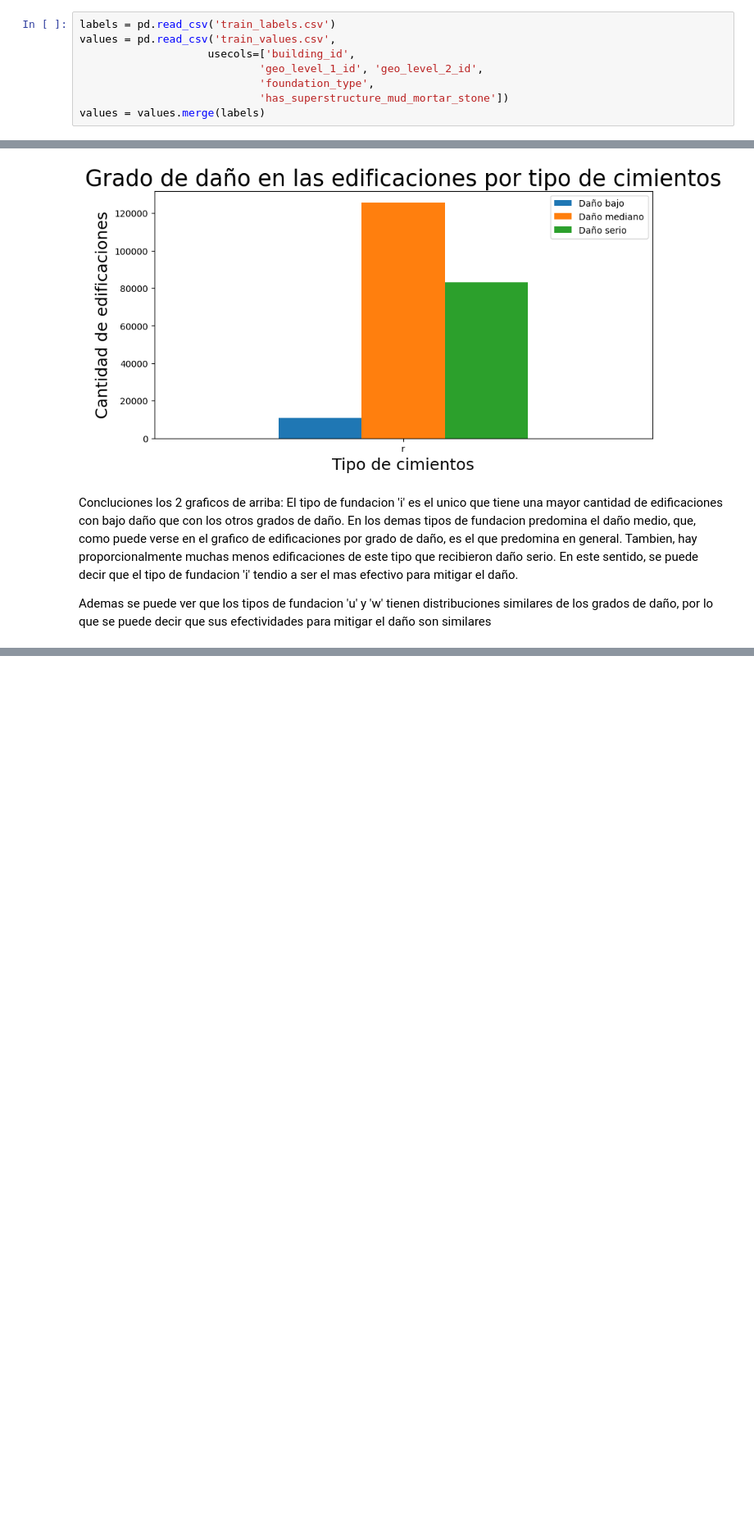
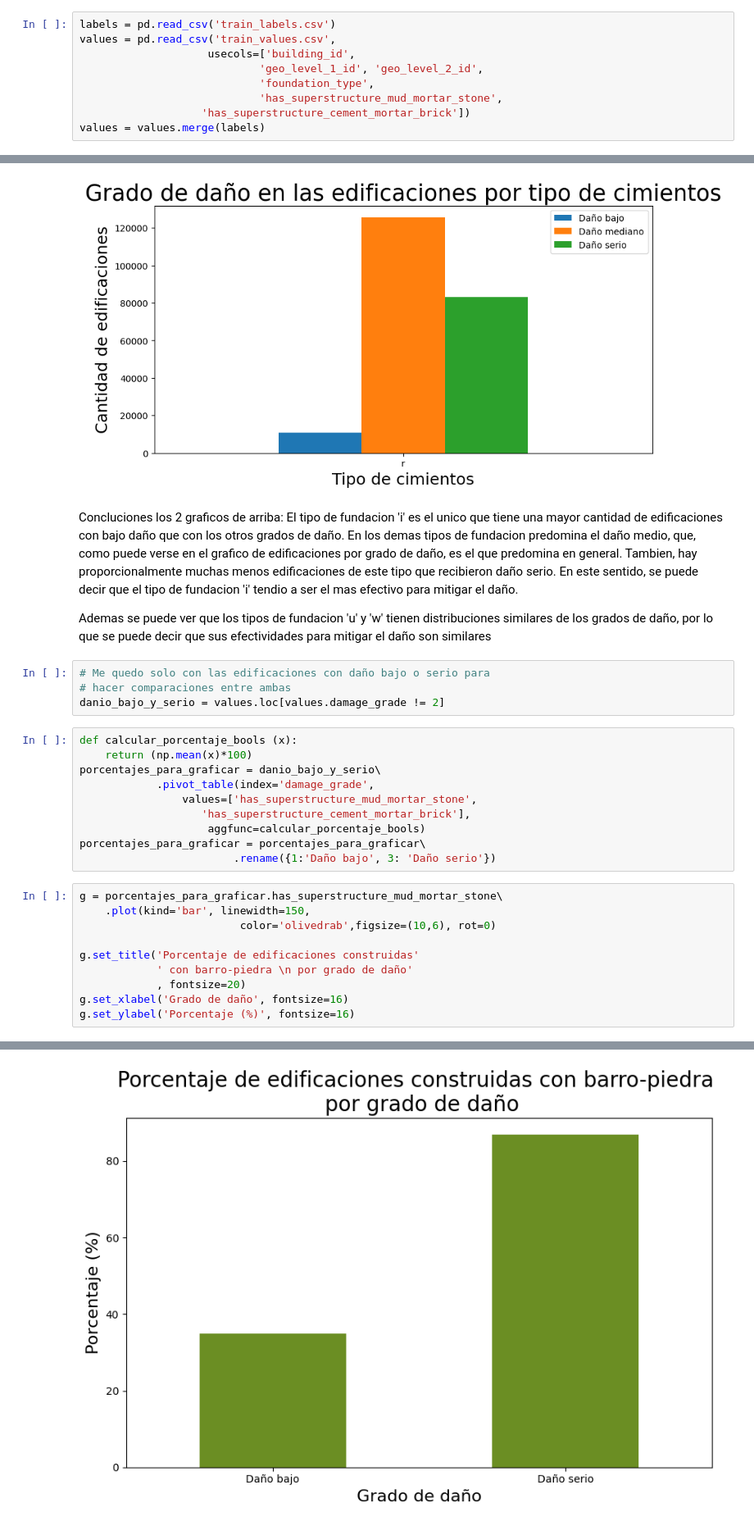
Before and after one commit to GuidoBergman/Datos---Tp1, a Jupyter notebook: Tp1.ipynb, the cells around one changed output, grey strips where cells are left out. Shown: that part at 82% size. Cells and saved outputs as stored; diff of their text form; blank space fills up the shorter version.

```diff
--- a/Tp1.ipynb
+++ b/Tp1.ipynb
@@ -13,7 +14,8 @@ values = pd.read_csv('train_values.csv',
                     usecols=['building_id',
                             'geo_level_1_id', 'geo_level_2_id',
                             'foundation_type',
-                            'has_superstructure_mud_mortar_stone'])
+                            'has_superstructure_mud_mortar_stone',
+                   'has_superstructure_cement_mortar_brick'])
 values = values.merge(labels)
 # %%
 damage_grade_counts = values.damage_grade.value_counts()
@@ -77,3 +79,28 @@ Concluciones los 2 graficos de arriba:
 El tipo de fundacion 'i' es el unico que tiene una mayor cantidad de edificaciones con bajo daño que con los otros grados de daño. En los demas tipos de fundacion predomina el daño medio, que, como puede verse en el grafico de edificaciones por grado de daño, es el que predomina en general. Tambien, hay proporcionalmente muchas menos edificaciones de este tipo que recibieron daño serio. En este sentido, se puede decir que el tipo de fundacion 'i' tendio a ser el mas efectivo para mitigar el daño.
 
 Ademas se puede ver que los tipos de fundacion 'u' y 'w' tienen distribuciones similares de los grados de daño, por lo que se puede decir que sus efectividades para mitigar el daño son similares
+# %%
+# Me quedo solo con las edificaciones con daño bajo o serio para
+# hacer comparaciones entre ambas
+danio_bajo_y_serio = values.loc[values.damage_grade != 2]
+# %%
+def calcular_porcentaje_bools (x):
+    return (np.mean(x)*100)
+porcentajes_para_graficar = danio_bajo_y_serio\
+            .pivot_table(index='damage_grade',
+                values=['has_superstructure_mud_mortar_stone',
+                   'has_superstructure_cement_mortar_brick'],
+                    aggfunc=calcular_porcentaje_bools)
+porcentajes_para_graficar = porcentajes_para_graficar\
+                        .rename({1:'Daño bajo', 3: 'Daño serio'})
+# %%
+g = porcentajes_para_graficar.has_superstructure_mud_mortar_stone\
+    .plot(kind='bar', linewidth=150,
+                         color='olivedrab',figsize=(10,6), rot=0)
+
+g.set_title('Porcentaje de edificaciones construidas'
+            ' con barro-piedra \n por grado de daño'
+            , fontsize=20)
+g.set_xlabel('Grado de daño', fontsize=16)
+g.set_ylabel('Porcentaje (%)', fontsize=16)
+# %% [output]
@@ -79,0 +108 @@ Ademas se puede ver que los tipos de fundacion 'u' y 'w' tienen distribuciones s
+[figure, added]
```
Also changed, not shown: parts of 5 cells of this notebook, 1 other file.
